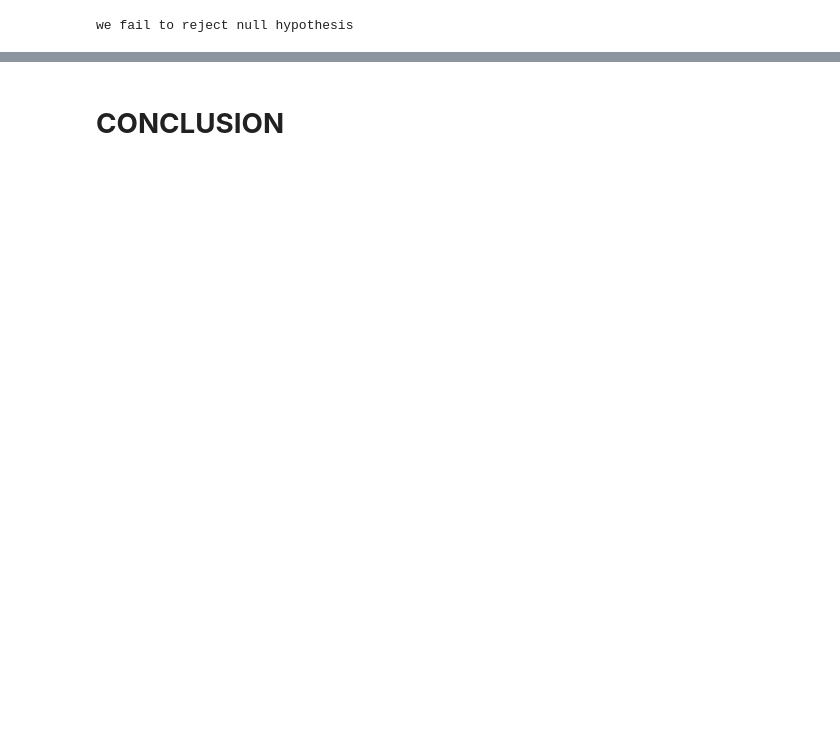
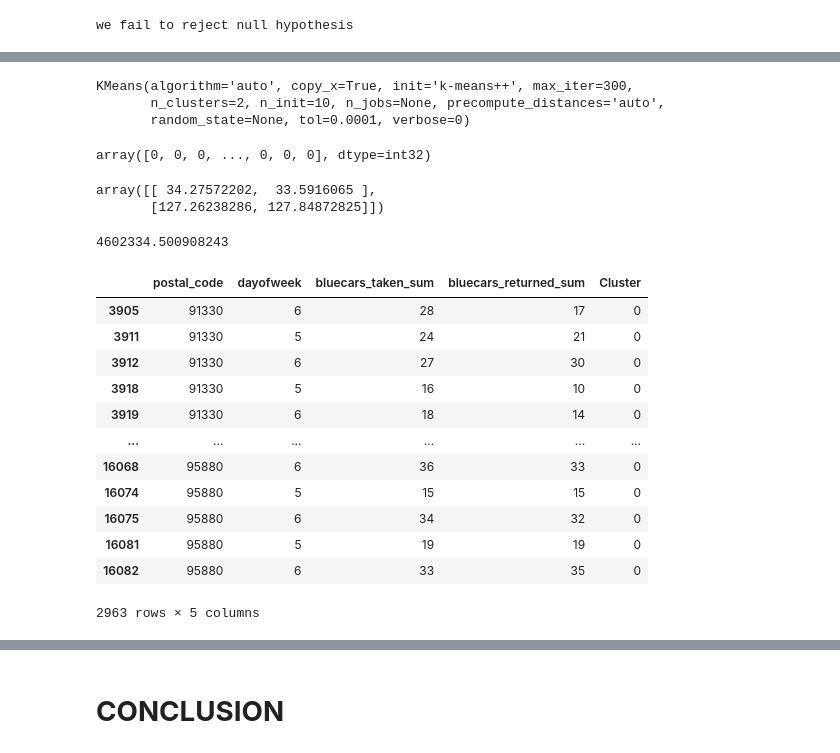
Before and after one commit to alfafimel/IPWK4-CORE, a Jupyter notebook: Autolib_electric_car_sharing_service_company.ipynb, the cells around one changed output, grey strips where cells are left out. Cells and saved outputs as stored; diff of their text form; code cells hidden in the pictures; blank space fills up the shorter version.

```diff
--- a/Autolib_electric_car_sharing_service_company.ipynb
+++ b/Autolib_electric_car_sharing_service_company.ipynb
@@ -564,0 +620,3 @@ we fail to reject null hypothesis
+# %%
+x = df2.iloc[:, 2:4]
+x
@@ -564,0 +637,42 @@ we fail to reject null hypothesis
+# %%
+kmeans = KMeans(2)
+kmeans.fit(x)
+# %% [output]
+KMeans(algorithm='auto', copy_x=True, init='k-means++', max_iter=300,
+       n_clusters=2, n_init=10, n_jobs=None, precompute_distances='auto',
+       random_state=None, tol=0.0001, verbose=0)
+# %%
+identified_clusters = kmeans.fit_predict(x)
+identified_clusters
+# %% [output]
+array([0, 0, 0, ..., 0, 0, 0], dtype=int32)
+# %%
+kmeans.cluster_centers_
+# %% [output]
+array([[ 34.27572202,  33.5916065 ],
+       [127.26238286, 127.84872825]])
+# %%
+kmeans.inertia_
+# %% [output]
+4602334.500908243
+# %%
+# Create a copy of the data
+df3 = df2.copy()
+# Create a new Series, containing the identified cluster for each observation
+df3['Cluster'] = identified_clusters
+# Check the result
+df3
+# %% [output]
+|  | postal_code | dayofweek | bluecars_taken_sum | bluecars_returned_sum | Cluster |
+| 3905 | 91330 | 6 | 28 | 17 | 0 |
+| 3911 | 91330 | 5 | 24 | 21 | 0 |
+| 3912 | 91330 | 6 | 27 | 30 | 0 |
+| 3918 | 91330 | 5 | 16 | 10 | 0 |
+| 3919 | 91330 | 6 | 18 | 14 | 0 |
+| ... | ... | ... | ... | ... | ... |
+| 16068 | 95880 | 6 | 36 | 33 | 0 |
+| 16074 | 95880 | 5 | 15 | 15 | 0 |
+| 16075 | 95880 | 6 | 34 | 32 | 0 |
+| 16081 | 95880 | 5 | 19 | 19 | 0 |
+| 16082 | 95880 | 6 | 33 | 35 | 0 |
+2963 rows × 5 columns
```
Also changed, not shown: parts of 25 cells of this notebook.
